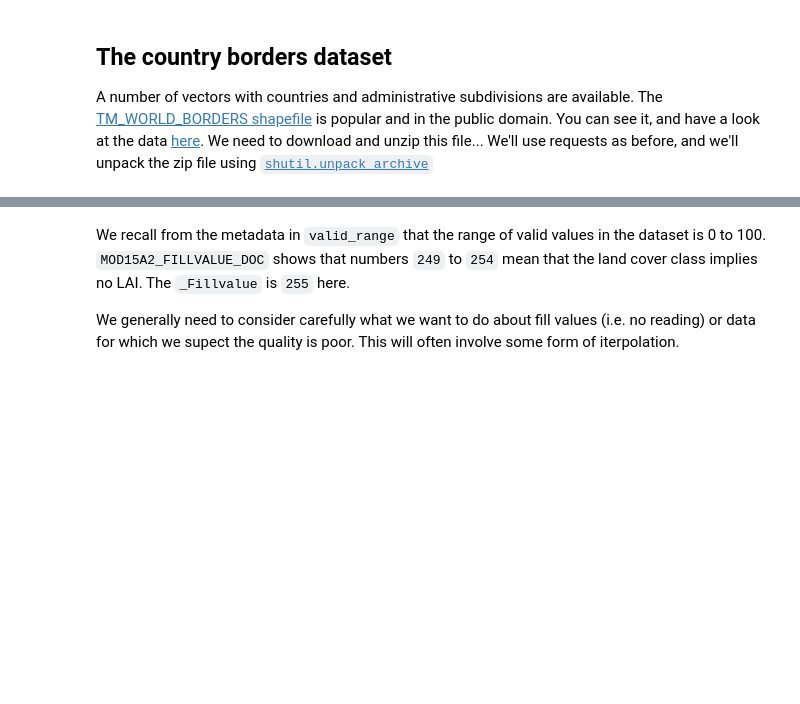
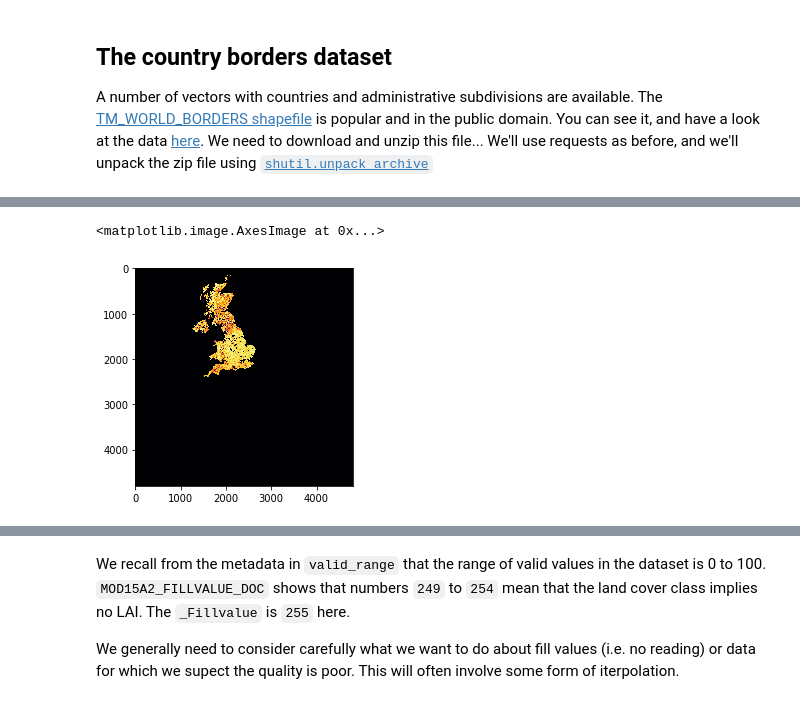
Before and after one commit to profLewis/geog0111_OLD, a Jupyter notebook: GDAL_OGR.ipynb, the cells around one changed output, grey strips where cells are left out. Drawn from its saved outputs; the diff is of its cells as text; code cells hidden in the pictures; blank space fills up the shorter version.

```diff
--- a/GDAL_OGR.ipynb
+++ b/GDAL_OGR.ipynb
@@ -511,0 +692,19 @@ A number of vectors with countries and administrative subdivisions are available
+# %%
+import gdal
+import matplotlib.pylab as plt
+from pathlib import Path
+
+filenames = sorted([p.as_posix() for p in Path('data').glob('*v0*.hdf')])
+datanames = [f'HDF4_EOS:EOS_GRID:"{str(filename)}":MOD_Grid_MCD15A3H:Lai_500m' \
+                for filename in filenames]
+stitch_vrt = gdal.BuildVRT("stitch_up.vrt", datanames)
+
+g = gdal.Warp("", "stitch_up.vrt",
+         format = 'MEM',dstNodata=200,
+          cutlineDSName = 'data/TM_WORLD_BORDERS-0.3.shp', cutlineWhere = "FIPS='UK'")
+masked_lai = g.ReadAsArray()*0.1
+plt.imshow(masked_lai, interpolation="nearest", vmin=0, vmax=6,
+          cmap=plt.cm.inferno_r)
+# %% [output]
+<matplotlib.image.AxesImage at 0x...>
+[figure, added]
```
Also changed, not shown: parts of 37 cells of this notebook, 1 other file.
